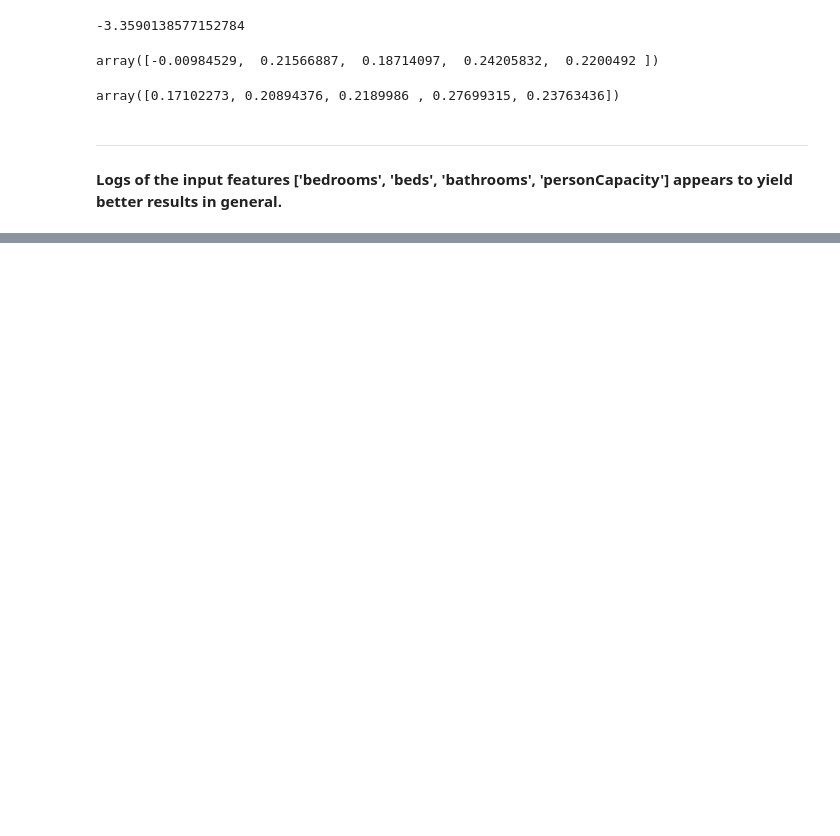
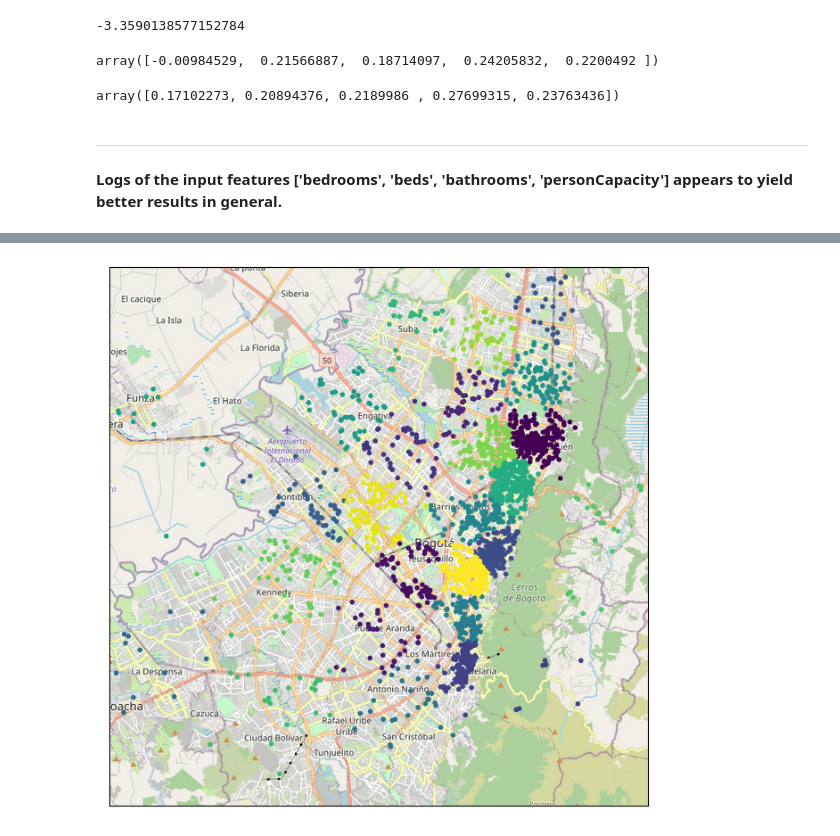
Before and after one commit to scottkds/airbnb_prices, a Jupyter notebook: models/Airbnb_regression.ipynb, the cells around one changed output, grey strips where cells are left out. Drawn from its saved outputs; the diff is of its cells as text; code cells hidden in the pictures; blank space fills up the shorter version.

```diff
--- a/models/Airbnb_regression.ipynb
+++ b/models/Airbnb_regression.ipynb
@@ -319,0 +458,9 @@ ______
+# %%
+km = KMeans(n_clusters=27, init='k-means++', random_state=SEED)
+labels = km.fit_predict(points)
+# %%
+rooms['cluster'] = labels
+# %%
+plot_rooms(rooms, extent, t_map)
+# %% [output]
+[figure, added]
```
Also changed, not shown: parts of 46 cells of this notebook.
